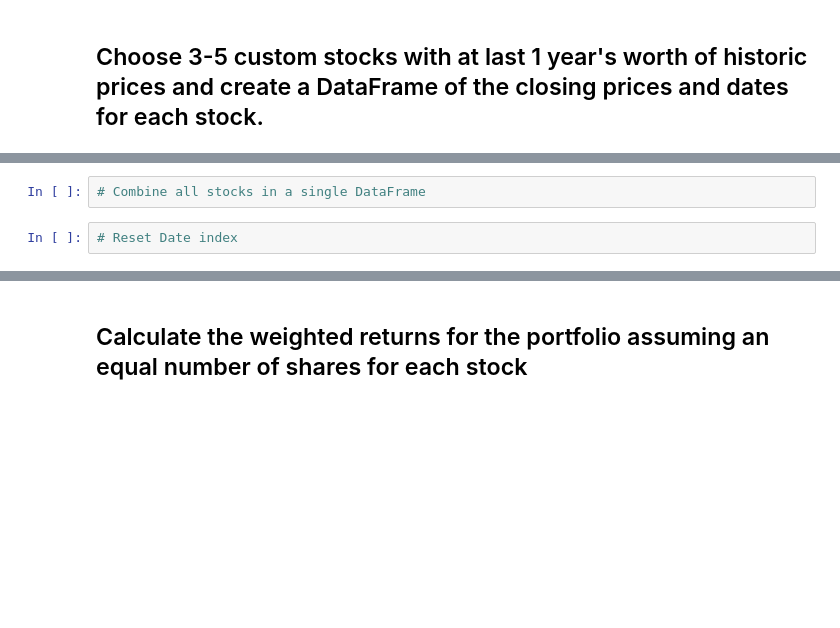
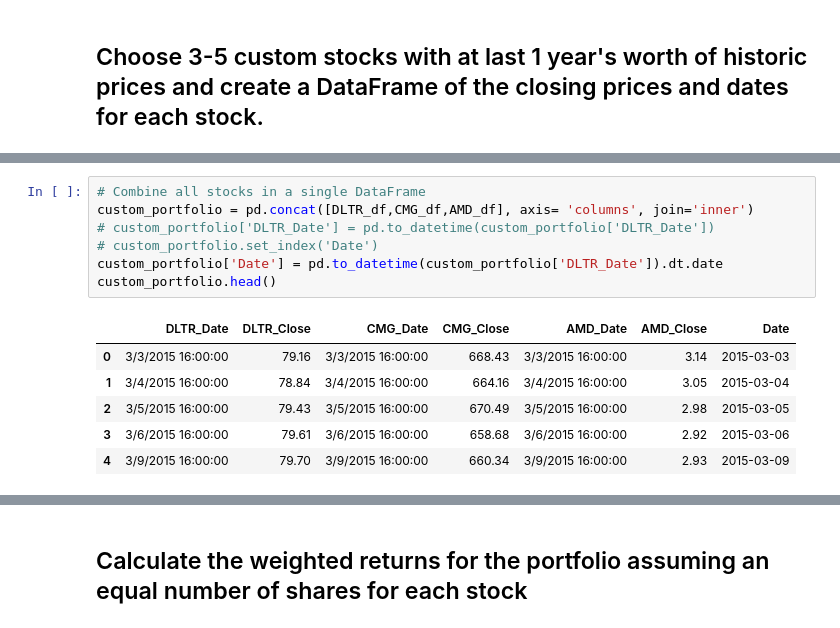
Before and after one commit to laramiedunlap/PortfolioComparison, a Jupyter notebook: portfolio_compare/whale_analysis.ipynb, the cells around one changed output, grey strips where cells are left out. Cells and saved outputs as stored; diff of their text form; blank space fills up the shorter version.

```diff
--- a/portfolio_compare/whale_analysis.ipynb
+++ b/portfolio_compare/whale_analysis.ipynb
@@ -349,4 +376,14 @@ In this section, you will build your own portfolio of stocks, calculate the retu
-# %%
-# Combine all stocks in a single DataFrame
-# %%
-# Reset Date index
+# %%
+# Combine all stocks in a single DataFrame
+custom_portfolio = pd.concat([DLTR_df,CMG_df,AMD_df], axis= 'columns', join='inner')
+# custom_portfolio['DLTR_Date'] = pd.to_datetime(custom_portfolio['DLTR_Date'])
+# custom_portfolio.set_index('Date')
+custom_portfolio['Date'] = pd.to_datetime(custom_portfolio['DLTR_Date']).dt.date
+custom_portfolio.head()
+# %% [output]
+|  | DLTR_Date | DLTR_Close | CMG_Date | CMG_Close | AMD_Date | AMD_Close | Date |
+| 0 | 3/3/2015 16:00:00 | 79.16 | 3/3/2015 16:00:00 | 668.43 | 3/3/2015 16:00:00 | 3.14 | 2015-03-03 |
+| 1 | 3/4/2015 16:00:00 | 78.84 | 3/4/2015 16:00:00 | 664.16 | 3/4/2015 16:00:00 | 3.05 | 2015-03-04 |
+| 2 | 3/5/2015 16:00:00 | 79.43 | 3/5/2015 16:00:00 | 670.49 | 3/5/2015 16:00:00 | 2.98 | 2015-03-05 |
+| 3 | 3/6/2015 16:00:00 | 79.61 | 3/6/2015 16:00:00 | 658.68 | 3/6/2015 16:00:00 | 2.92 | 2015-03-06 |
+| 4 | 3/9/2015 16:00:00 | 79.70 | 3/9/2015 16:00:00 | 660.34 | 3/9/2015 16:00:00 | 2.93 | 2015-03-09 |
```
Also changed, not shown: parts of 13 cells of this notebook, 3 other files.
